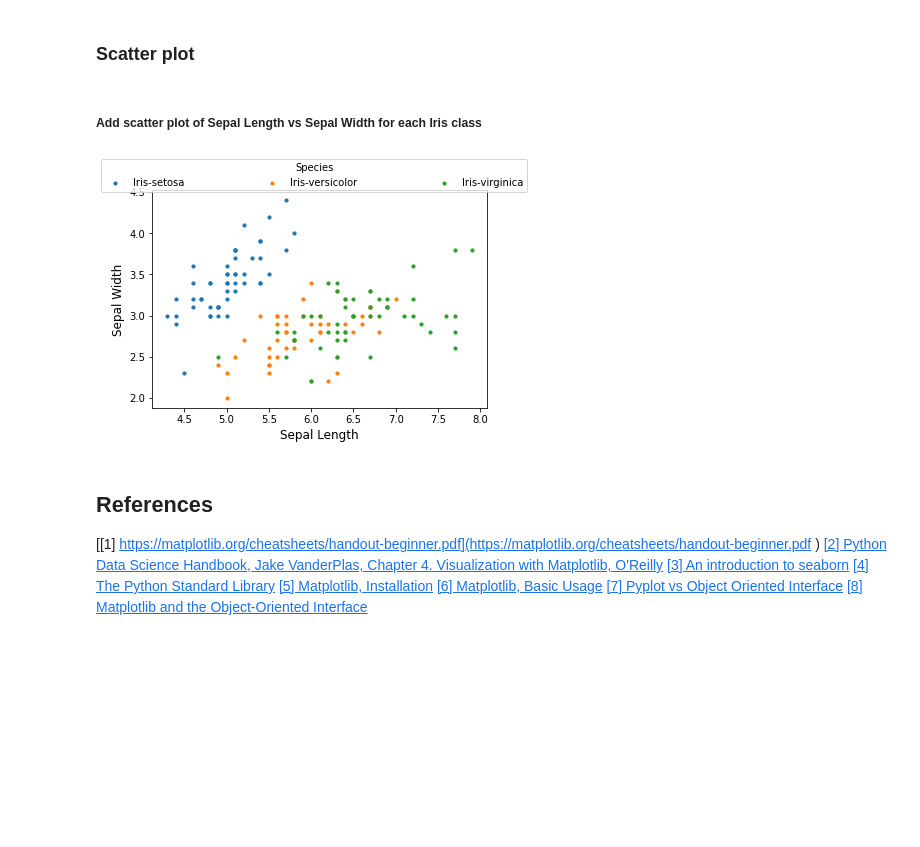
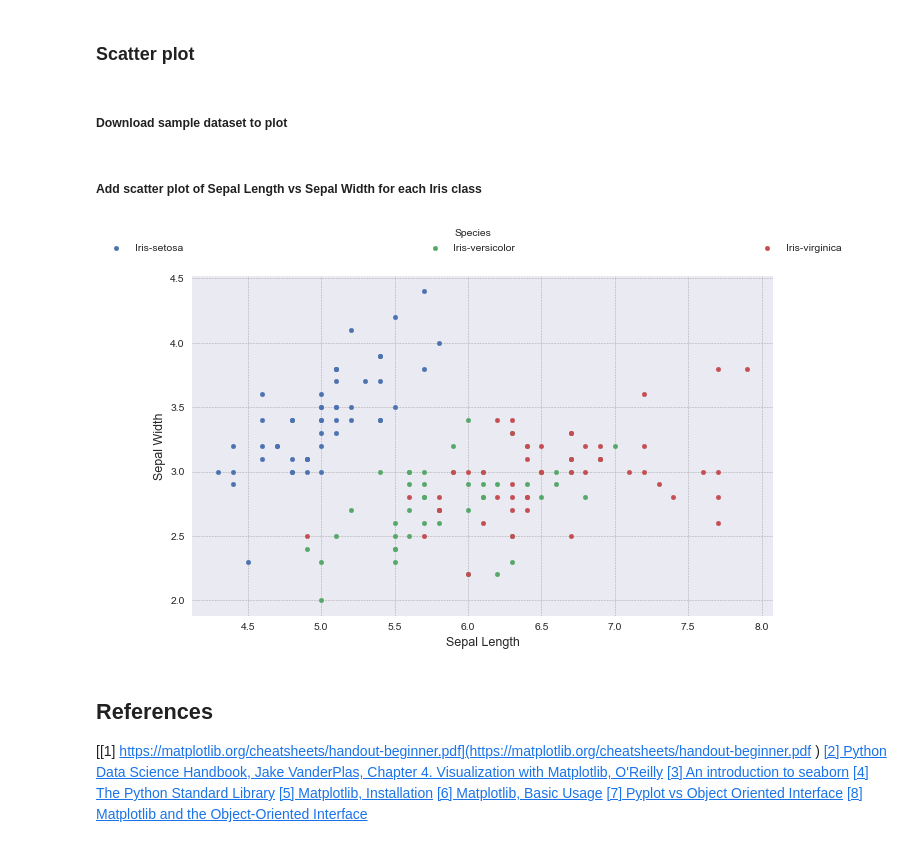
Before and after one commit to przemekbil/FoDA_2021, a Jupyter notebook: pyplot.ipynb, the cells around one changed output. Saved outputs shown, nothing was run; the diff lists cells and outputs as text; code cells hidden in the pictures; blank space fills up the shorter version.

Commit message:
Formatting added to the scatter plot

```diff
--- a/pyplot.ipynb
+++ b/pyplot.ipynb
@@ -173,6 +173,8 @@ plt.show()
 ## Example plots
 # %% [markdown]
 ### Scatter plot
+# %% [markdown]
+##### Download sample dataset to plot
 # %%
 # Iris dataset downloaded as per:
 # https://www.angela1c.com/projects/iris_project/downloading-iris/
@@ -184,27 +186,46 @@ iris =  pd.read_csv(csv_url, names = col_names)
 # %% [markdown]
 ##### Add scatter plot of Sepal Length vs Sepal Width for each Iris class
 # %%
-fig, ax = plt.subplots()
+plt.style.use('seaborn')                        # Set the style of plotting to 'seaborn', all styles here: https://matplotlib.org/stable/gallery/style_sheets/style_sheets_reference.html
+
+fig, ax = plt.subplots(
+    figsize=(10,6),                             # specify the size of the Figure
+    dpi = 75                                    # specify resolution in dots per inch
+)
 
 # Iterate through classes in iris dataset
+# This loop will result in adding 3 scatter plots to the 'ax' Axes, one for each iris Class
 for c in iris['Class'].unique():
     ax.scatter(
         iris[iris['Class']==c]['Sepal_Length'], # X values
         iris[iris['Class']==c]['Sepal_Width'],  # Y values
         label=c,                                # Use the class as a label
         marker=".",                             # Marker type, for list of possible values check: https://matplotlib.org/stable/api/markers_api.html#module-matplotlib.markers
-        s=40                                    # Marker size, default is plt.rcParams['lines.markersize'] ** 2
+        s=80                                    # Marker size, default is plt.rcParams['lines.markersize'] ** 2
     )
 
 # Set the labels on the Axes instance
 ax.set_xlabel('Sepal Length', fontsize=12)
 ax.set_ylabel('Sepal Width', fontsize=12)
 
-fig.legend(loc='upper center', mode='expand', ncol=len(iris['Class'].unique()), title="Species")
+# Add gridlines
+ax.grid(which='major',                          # major, minor or both
+        color='darkgrey',                       # Specify the color of gridlines
+        linestyle='--',                         # Specify style of the gridlines
+        linewidth=0.5                           #
+       )
+
+# Add legend to the Figure
+fig.legend(
+    title="Species",                            # Optional title for the legend
+    loc='upper center',                         # Location of the legend
+    mode='expand',                              # Mode of the legend: expand or none, if expand items in thelegend will be
+    ncol=len(iris['Class'].unique())            # listed in the 'ncol' number of columns
+    )
 
 plt.show()
 # %% [output]
-[figure, old version]
+[figure, new version]
 # %% [markdown]
 ## References
 
```
